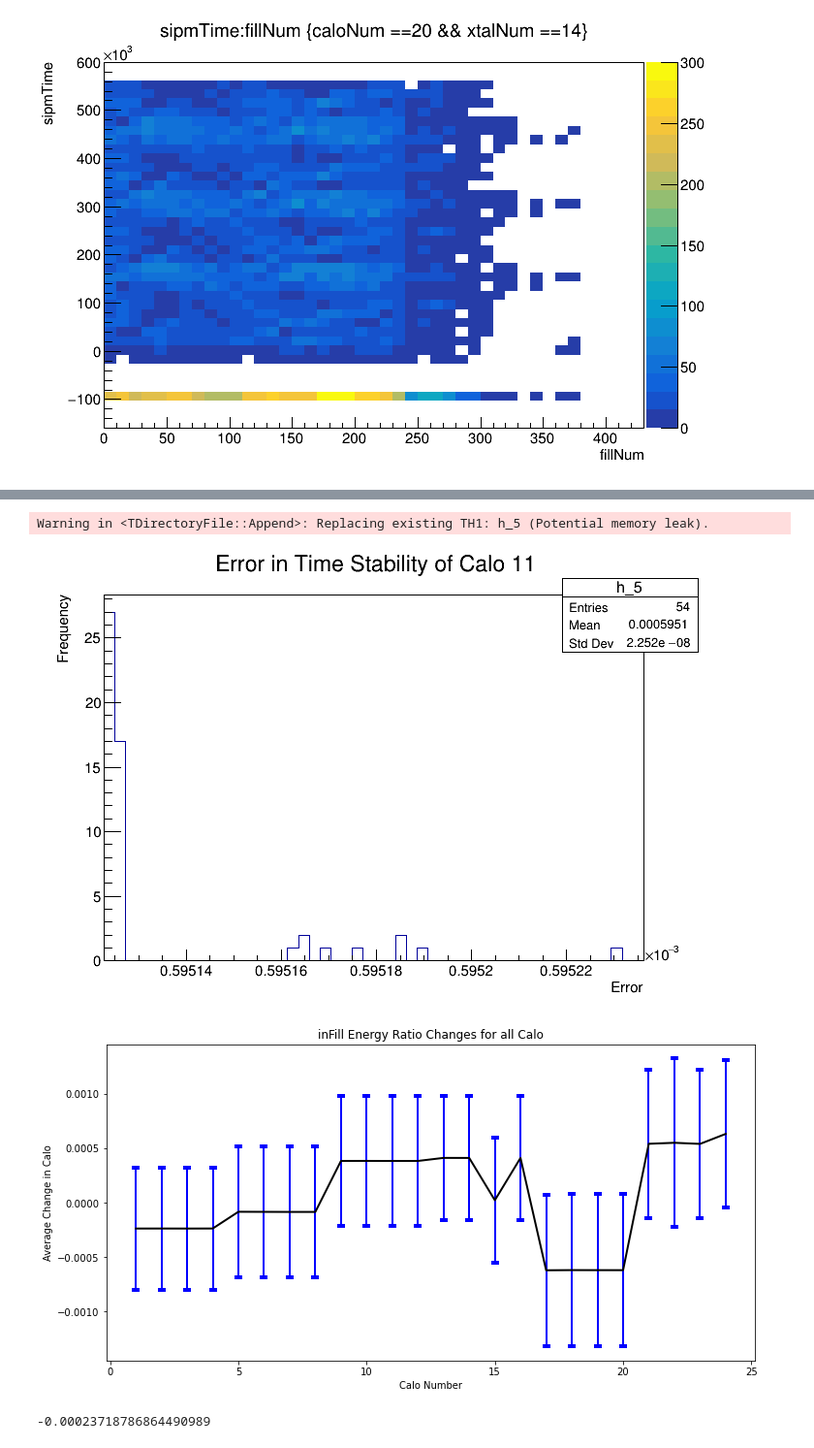
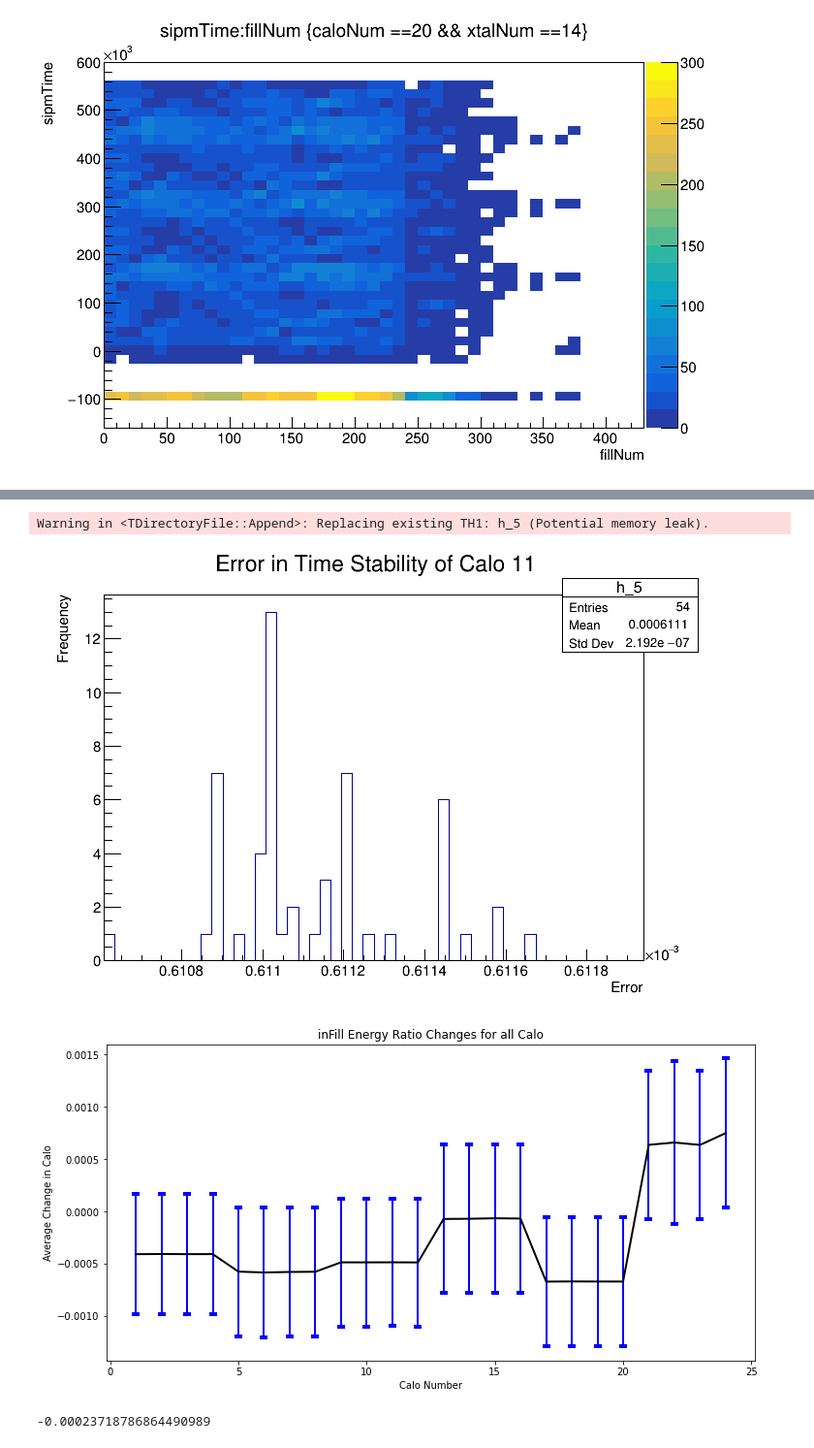
Before and after one commit to AditJain13/Run2C_Analysis, a Jupyter notebook: Normalization_byFill.ipynb, the cells around one changed output, grey strips where cells are left out. Shown at 97% size. Drawn from its saved outputs; the diff is of its cells as text; code cells hidden in the pictures.

```diff
--- a/Normalization_byFill.ipynb
+++ b/Normalization_byFill.ipynb
@@ -229,13 +309,27 @@ for calo in pd.unique(df['caloNum'])[14:]:
         laserPulse  = pd.merge(laserPulse,syncPulse, how = 'inner', on = ['runNum','subRunNum','fillNum'])
         laserPulse['normalSlmEnergy'] = (laserPulse['slmEnergy']/laserPulse['syncEnergy'])
 
-        mean = laserPulse['sipmEnergy']/laserPulse['normalSlmEnergy'].mean()
+        normalizingFactor = laserPulse['sipmEnergy']/laserPulse['normalSlmEnergy'].mean()
+
+        allmeans = np.zeros(200)
+        allerrors = np.zeros(200)
+        alltimes = np.zeros(200)
+        hprof = r.TProfile("hprof", "Profile Normal Energy Ratio -vs- SLM Time",200, 2.5,697.5,0.5,1.5);
+
+        for (x,y) in zip(laserPulse['sipmTime'], laserPulse['sipmEnergy']/laserPulse['normalSlmEnergy']/normalizingFactor):
+            hprof.Fill(1.25*x/1000,y)
+
+        for j in range(200):
+            allmeans[j] = hprof.GetBinContent(j)
+            allerrors[j] = hprof.GetBinError(j)
+            alltimes[j] = hprof.GetBinCenter(j)
 
         def func(x,m,b):
             return m*x + b
 
         initial_guess = [1.2, 0.03]
-        pars, pcov = curve_fit(func, laserPulse['sipmTime'], laserPulse['sipmEnergy']/laserPulse['normalSlmEnergy']/mean, p0=initial_guess)
+        pars, pcov = curve_fit(func, alltimes, allmeans, p0=initial_guess)
 
         timeGrowth[calo-1][xtal] = pars[0]
         timeStd[calo-1][xtal] = np.sqrt(pcov[1,1])
+        timeErr[calo-1][xtal] = allerrors.max()
@@ -250,21 +362,35 @@ for xtal in  pd.unique(df['xtalNum']):
     laserPulse  = pd.merge(laserPulse,syncPulse, how = 'inner', on = ['runNum','subRunNum','fillNum'])
     laserPulse['normalSlmEnergy'] = (laserPulse['slmEnergy']/laserPulse['syncEnergy'])
 
-    mean = laserPulse['sipmEnergy']/laserPulse['normalSlmEnergy'].mean()
+    normalizingFactor = laserPulse['sipmEnergy']/laserPulse['normalSlmEnergy'].mean()
+
+    allmeans = np.zeros(200)
+    allerrors = np.zeros(200)
+    alltimes = np.zeros(200)
+    hprof = r.TProfile("hprof", "Profile Normal Energy Ration -vs- SLM Time",200, 2.5,697.5,0.5,1.5);
+
+   for (x,y) in zip(laserPulse['sipmTime'], laserPulse['sipmEnergy']/laserPulse['normalSlmEnergy']/normalizingFactor):
+        hprof.Fill(1.25*x/1000,y)
+
+   for j in range(200):
+        allmeans[j] = hprof.GetBinContent(j)
+        allerrors[j] = hprof.GetBinError(j)
+        alltimes[j] = hprof.GetBinCenter(j)
 
     def func(x,m,b):
         return m*x + b
 
     initial_guess = [1.2, 0.03]
-    pars, pcov = curve_fit(func, laserPulse['sipmTime'], laserPulse['sipmEnergy']/laserPulse['normalSlmEnergy']/mean, p0=initial_guess)
+    pars, pcov = curve_fit(func, alltimes, allmeans, p0=initial_guess)
 
     timeGrowth[calo-1][xtal] = pars[0]
     timeStd[calo-1][xtal] = np.sqrt(pcov[1,1])
+    timeErr[calo-1][xtal] = allerrors.max()
 # %%
 ##use profile_x for fitting
 # %%
-#timeGrowth is change of Energy Ratio per ns (or clock tick, ambiguous) --> maybe ct only cause sipmTime doesn't go all the way to 600k
-fillTime = 600000 # in ns (may change to ct )
+#timeGrowth is change of Energy Ratio per us (was in clock tick, coverted)
+fillTime = 700 # in us
 infill_RatioChange = timeGrowth*fillTime
 # %%
 plt.rcParams["figure.figsize"] = (12,6)
@@ -328,12 +454,13 @@ Error in Rate of Change of Energy Ratio scaled by 10000
 # %%
 caloAvgChange = np.zeros(24)
 for calo in pd.unique(df['caloNum']):
-    caloAvgGrowth[calo-1] = infill_RatioChange[calo-1].mean()
+    caloAvgChange[calo-1] = infill_RatioChange[calo-1].mean()
 
 caloAvgError = np.zeros(24)
 for calo in pd.unique(df['caloNum']):
     caloAvgError[calo-1] = timeStd[calo-1].max()
 # %%
+c3 =r.TCanvas()
 calo = 11
 h5 = r.TH1D(f"h_{5}", "Error in Time Stability of Calo {}; Error; Frequency".format(calo), 50, timeStd[calo-1].min(), timeStd[calo-1].max())
 
@@ -341,22 +468,22 @@ for x in timeStd[calo-1]:
     h5.Fill(x)
 
 h5.Draw()
-c.Draw()
+c3.Draw()
 
 #semi
 # %% [output]
 Warning in <TDirectoryFile::Append>: Replacing existing TH1: h_5 (Potential memory leak).
-[figure, old version]
+[figure, new version]
 # %%
 fig, ax = plt.subplots()
 
-ax.errorbar(pd.unique(df['caloNum']), caloAvgGrowth, yerr= caloAvgError, lw = 2,capsize = 4, capthick = 4, ecolor = "blue", color = 'black')
+ax.errorbar(pd.unique(df['caloNum']), caloAvgChange, yerr= caloAvgError, lw = 2,capsize = 4, capthick = 4, ecolor = "blue", color = 'black')
 plt.xlabel("Calo Number")
 plt.ylabel("Average Change in Calo")
 plt.title("inFill Energy Ratio Changes for all Calo")
 plt.show()
 # %% [output]
-[figure, old version]
+[figure, new version]
 # %%
 infill_RatioChange[1][0]
 # %% [output]
```
Also changed, not shown: parts of 17 cells of this notebook.
